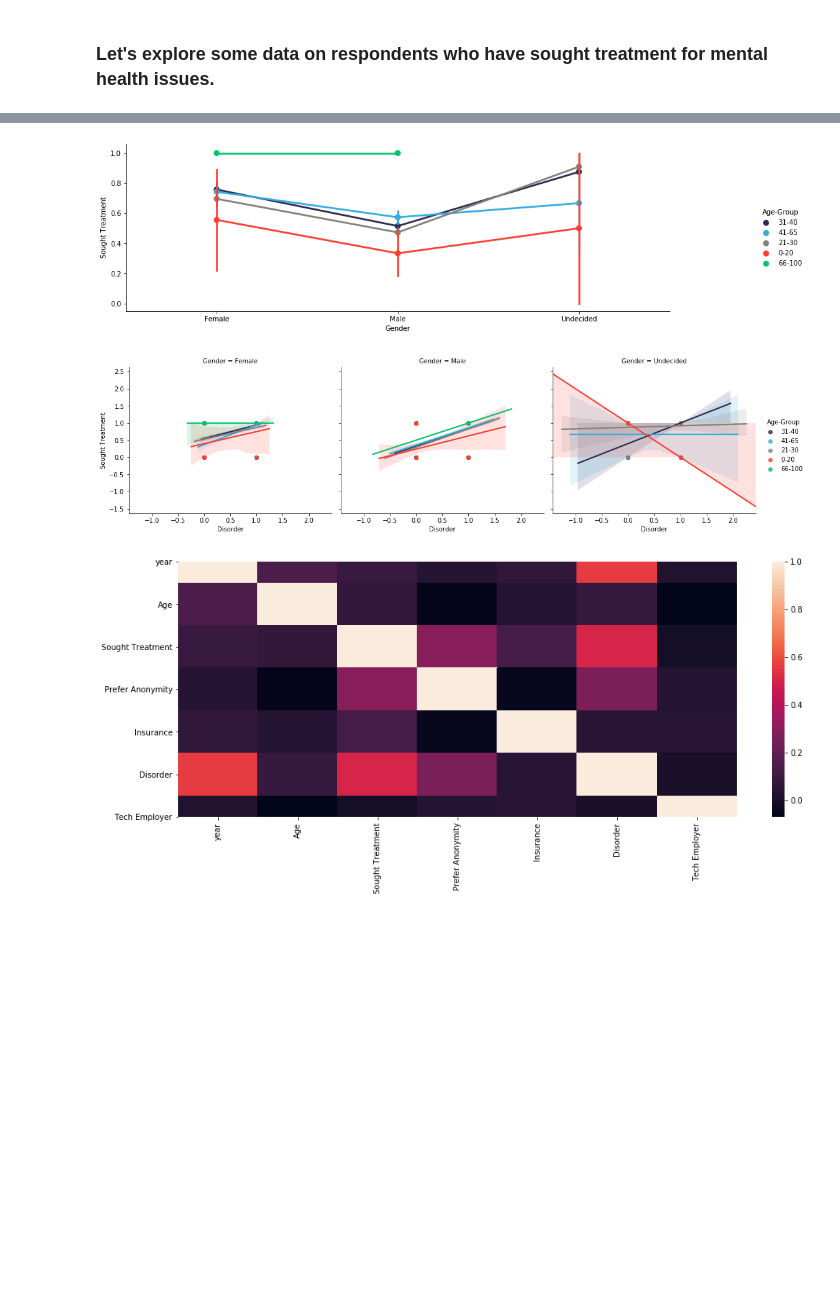
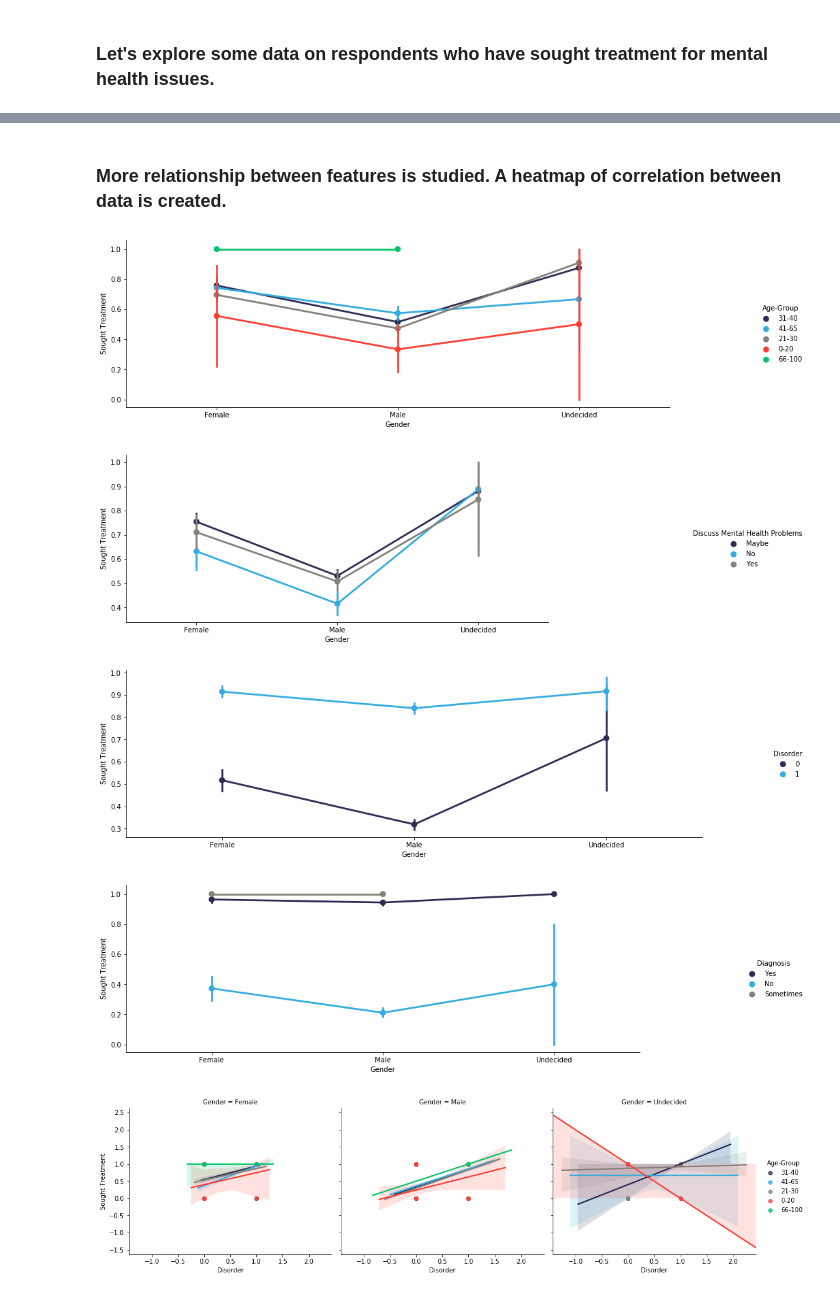
Before and after one commit to ronitrex/MentalHealth, a Jupyter notebook: DataAnalysis.ipynb, the cells around one changed output, grey strips where cells are left out. Drawn from its saved outputs; the diff is of its cells as text; code cells hidden in the pictures; blank space fills up the shorter version.

Commit message:
The readme was updated to reflect the new and improved project.
+ DataAnalysis was improved to show more relationships
- The project report was deleted

```diff
--- a/DataAnalysis.ipynb
+++ b/DataAnalysis.ipynb
@@ -121,13 +139,23 @@ showFigure(fig)
+# %% [markdown]
+### More relationship between features is studied. A heatmap of correlation between data is created.
 # %%
 fig = sns.catplot(x='Gender', y='Sought Treatment', hue='Age-Group', kind="point", data=survey)
+showFigure(fig)
+fig = sns.catplot(x='Gender', y='Sought Treatment', hue='Discuss Mental Health Problems', kind="point", data=survey)
+showFigure(fig)
+fig = sns.catplot(x='Gender', y='Sought Treatment', hue='Disorder', kind="point", data=survey)
+showFigure(fig)
+fig = sns.catplot(x='Gender', y='Sought Treatment', hue='Diagnosis', kind="point", data=survey)
 showFigure(fig)
 fig = sns.lmplot(x='Disorder', y='Sought Treatment', col='Gender', hue='Age-Group', data=survey)
 showFigure(fig)
 
 corr=survey.corr()
 fig = sns.heatmap(corr, xticklabels=corr.columns, yticklabels=corr.columns)
 showFigure(fig, y=6)
 # %% [output]
 [figure]
-[figure, old version]
+[figure, new version]
-[figure, old version]
+[figure, new version]
+[figure, added]
+[figure, added]
```
Also changed, not shown: parts of 9 cells of this notebook, 5 other files.
